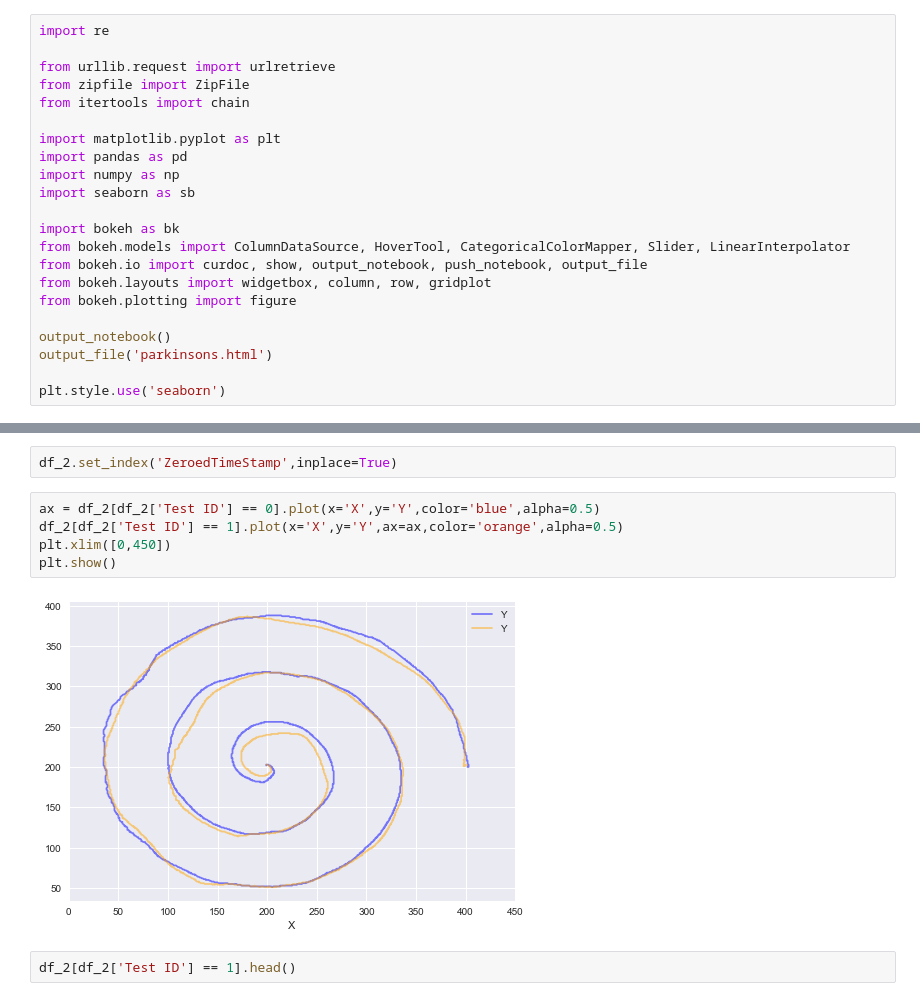
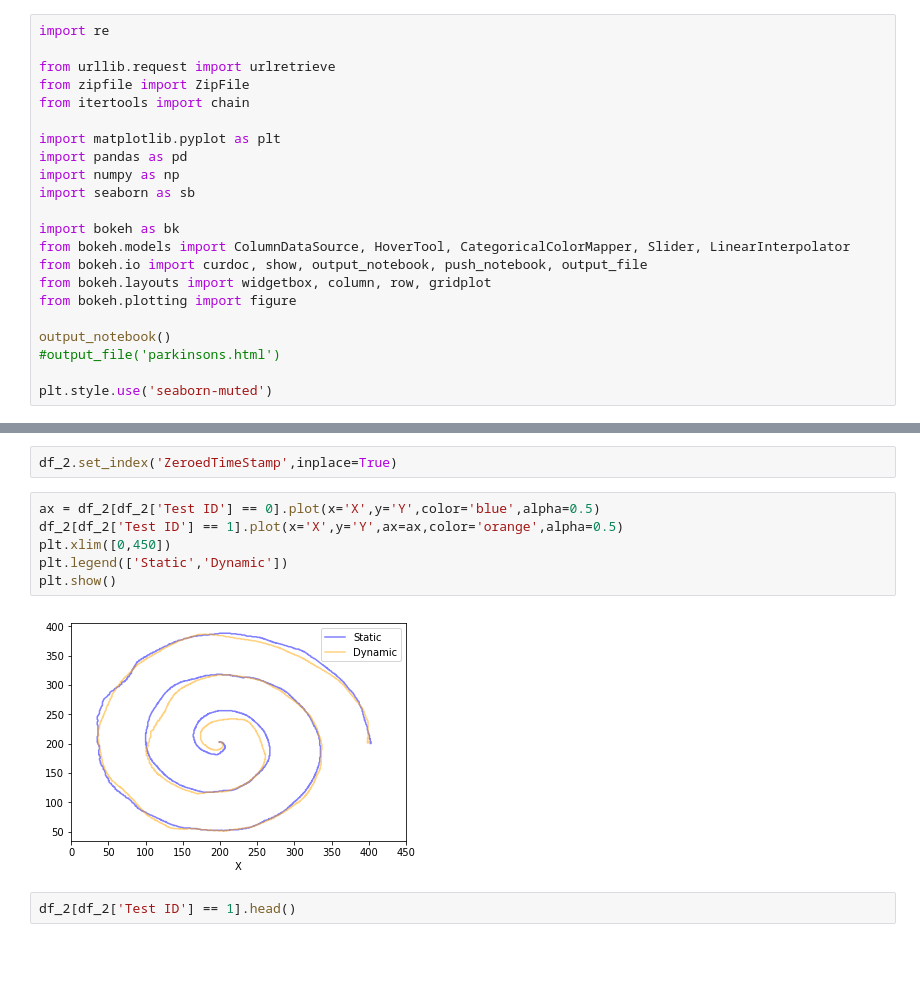
Before and after one commit to MichaelNormandyGavin/parkinsons, a Jupyter notebook: parkinsons.ipynb, the cells around one changed output, grey strips where cells are left out. Cells and saved outputs as stored; diff of their text form; blank space fills up the shorter version.

Commit message:
Side-by-side comparison of static vs. dynamic test for analysis

```diff
--- a/parkinsons.ipynb
+++ b/parkinsons.ipynb
@@ -37,9 +37,9 @@ from bokeh.layouts import widgetbox, column, row, gridplot
 from bokeh.plotting import figure
 
 output_notebook()
-output_file('parkinsons.html')
+#output_file('parkinsons.html')
 
-plt.style.use('seaborn')
+plt.style.use('seaborn-muted')
 # %% [output]
 Loading BokehJS ...
 [interactive output not drawn]
@@ -176,10 +173,11 @@ df_2.set_index('ZeroedTimeStamp',inplace=True)
 # %%
 ax = df_2[df_2['Test ID'] == 0].plot(x='X',y='Y',color='blue',alpha=0.5)
 df_2[df_2['Test ID'] == 1].plot(x='X',y='Y',ax=ax,color='orange',alpha=0.5)
 plt.xlim([0,450])
+plt.legend(['Static','Dynamic'])
 plt.show()
 # %% [output]
-[figure, old version]
+[figure, new version]
 # %%
 df_2[df_2['Test ID'] == 1].head()
 # %% [output]
```
Also changed, not shown: parts of 20 cells of this notebook, 1 other file.
